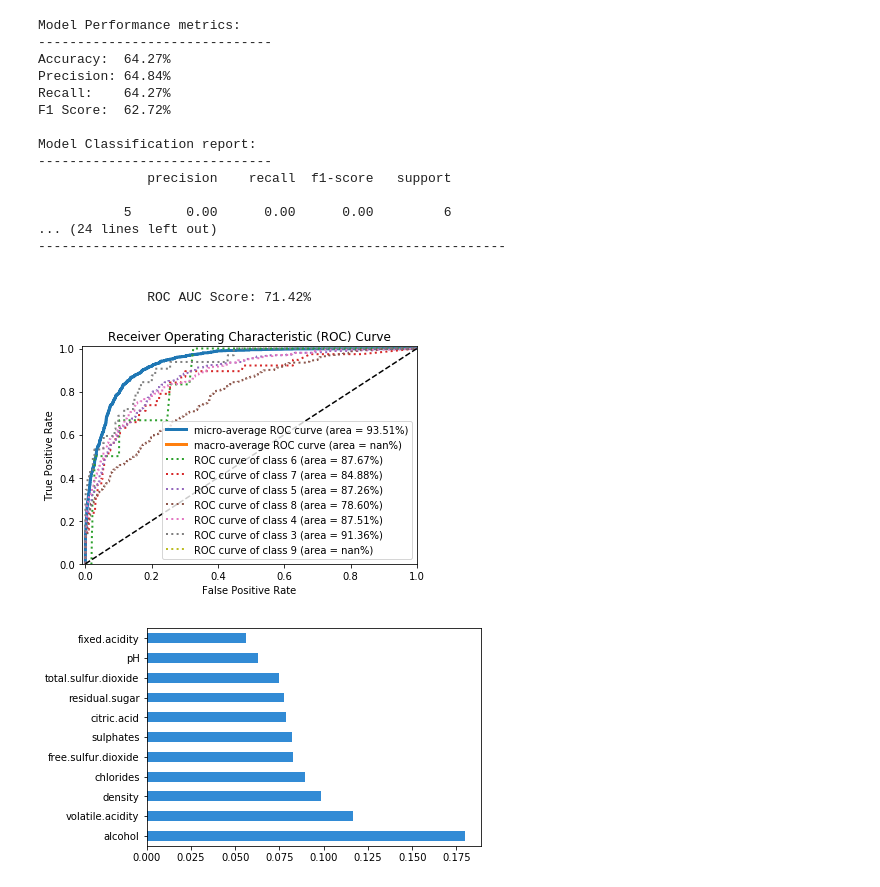
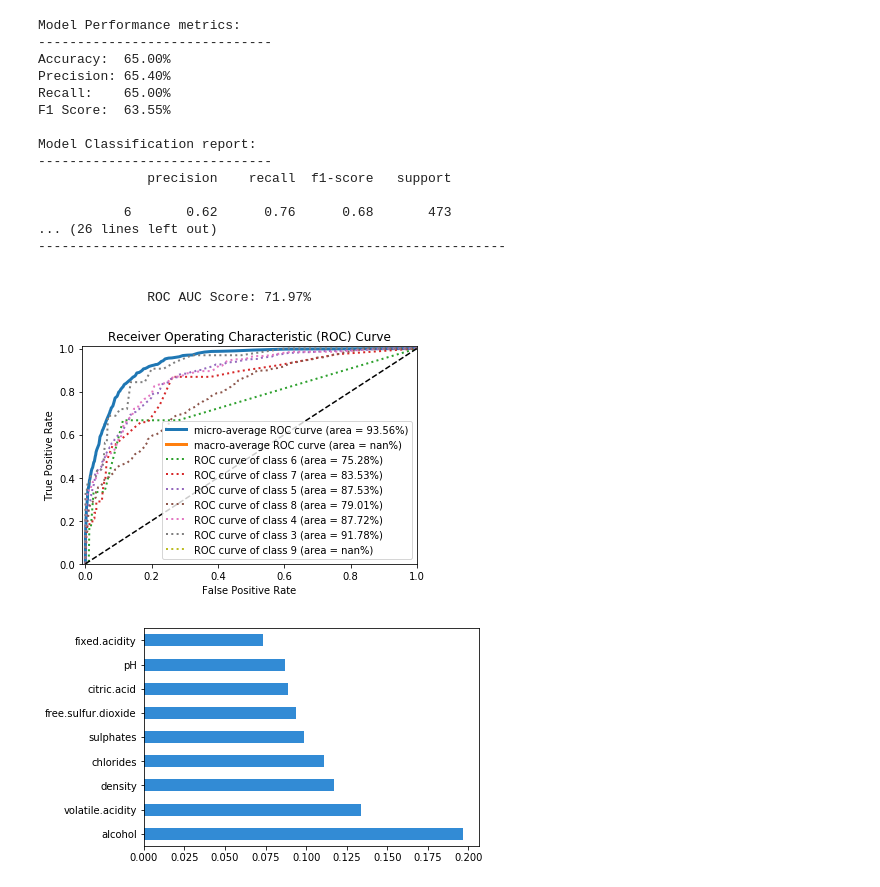
Before and after one commit to Ric418/Practice-ML, a Jupyter notebook: wine_quality/notebook/fix_multicol.ipynb, the cells around one changed output. Cells and saved outputs as stored; diff of their text form; code cells hidden in the pictures.

```diff
--- a/wine_quality/notebook/fix_multicol.ipynb
+++ b/wine_quality/notebook/fix_multicol.ipynb
@@ -100,3 +239,6 @@ X_train, X_test, y_train, y_test \
+# %%
+X_train.drop(['total.sulfur.dioxide','residual.sugar'], axis=1, inplace=True) # alcholと相関が強いので除外してみる
+X_test.drop(['total.sulfur.dioxide','residual.sugar'], axis=1, inplace=True) # alcholと相関が強いので除外してみる
 # %%
 clf = Pipeline([
         ('clf', LogisticRegression(random_state=101))])
@@ -177,5 +300,5 @@ Name: quality, Length: 5497, dtype: int64
 # %%
-results = mm.get_results(LR,'LogisticRegression', X_test, y_test, gs = gs,target_names=[str(x) for x in y.unique()], reasume=True)
+results = mm.get_results(LR,'LogisticRegression', X_test, y_test['l'], gs = gs,target_labels=y.unique(),target_names=[str(x) for x in y.unique()], reasume=True)
 # %% [output]
 Model Performance metrics:
 ------------------------------
@@ -252,5 +374,5 @@ Pipeline(memory=None,
 # %%
-results = mm.get_results(DT, 'DT First', X_test, y_test, gs, [str(x) for x in y.unique()], results=results, reasume=False)
+results = mm.get_results(DT, 'DT First', X_test, y_test['l'], gs=gs, target_names=[str(x) for x in y.unique()],target_labels=y.unique(), results=results, reasume=False)
 # %% [output]
 Model Performance metrics:
 ------------------------------
@@ -328,5 +450,5 @@ Pipeline(memory=None,
 # %%
-results = mm.get_results(svc,'LinearSVC', X_test, y_test, gs, [str(x) for x in y.unique()], results=results, reasume=False)
+results = mm.get_results(svc,'LinearSVC', X_test, y_test['l'], gs=gs, target_names=[str(x) for x in y.unique()],target_labels=y.unique(),results=results, reasume=False)
 # %% [output]
 Model Performance metrics:
 ------------------------------
@@ -414,25 +536,25 @@ Pipeline(memory=None,
 # %%
-results = mm.get_results(RF, 'RF', X_test, y_test, gs, [str(x) for x in y.unique()], results=results, reasume=False)
+results = mm.get_results(RF, 'RF', X_test, y_test['l'], gs=gs, target_names=[str(x) for x in y.unique()], target_labels=y.unique(), results=results, reasume=False)
 # %% [output]
 Model Performance metrics:
 ------------------------------
-Accuracy:  64.27%
-Precision: 64.84%
-Recall:    64.27%
-F1 Score:  62.72%
+Accuracy:  65.00%
+Precision: 65.40%
+Recall:    65.00%
+F1 Score:  63.55%
 
 Model Classification report:
 ------------------------------
               precision    recall  f1-score   support
 
-           5       0.00      0.00      0.00         6
-... (24 lines left out)
+           6       0.62      0.76      0.68       473
+... (26 lines left out)
 ------------------------------------------------------------
 
 
-              ROC AUC Score: 71.42%
+              ROC AUC Score: 71.97%
-[figure, old version]
+[figure, new version]
-[figure, old version]
+[figure, new version]
 # %%
 clf = Pipeline([
         #('pca', PCA(random_state = 101)),
```
Also changed, not shown: parts of 70 cells of this notebook, 2 other files.
